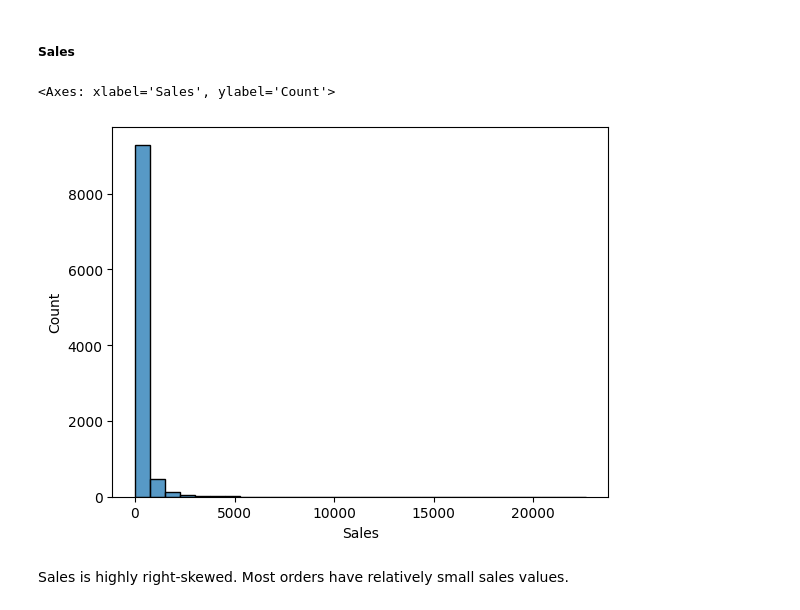
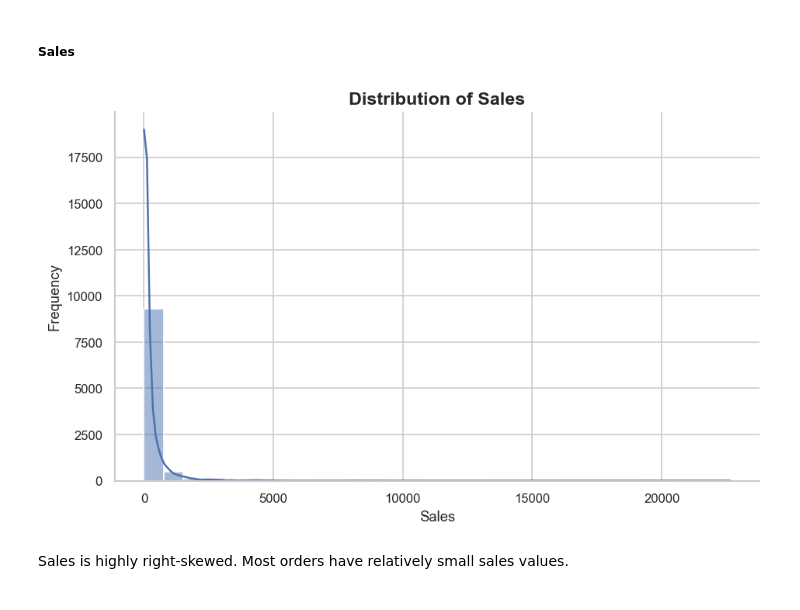
Before and after one commit to Li374/dap1_superstore_sales, a Jupyter notebook: notebooks/03_eda.ipynb, the cells around one changed output. Cells and saved outputs as stored; diff of their text form; code cells hidden in the pictures.

Commit message:
visualization: add default plotting style and plot_histogram function

```diff
--- a/notebooks/03_eda.ipynb
+++ b/notebooks/03_eda.ipynb
@@ -52,10 +67,9 @@ df.head(5)
 # %% [markdown]
 ##### Sales
 # %%
-sns.histplot(df["Sales"], bins=30)
+plot_histogram(df, "Sales")
 # %% [output]
-<Axes: xlabel='Sales', ylabel='Count'>
-[figure, old version]
+[figure, new version]
 # %% [markdown]
 Sales is highly right-skewed.
 Most orders have relatively small sales values.
```
Also changed, not shown: parts of 19 cells of this notebook, 1 other file.
